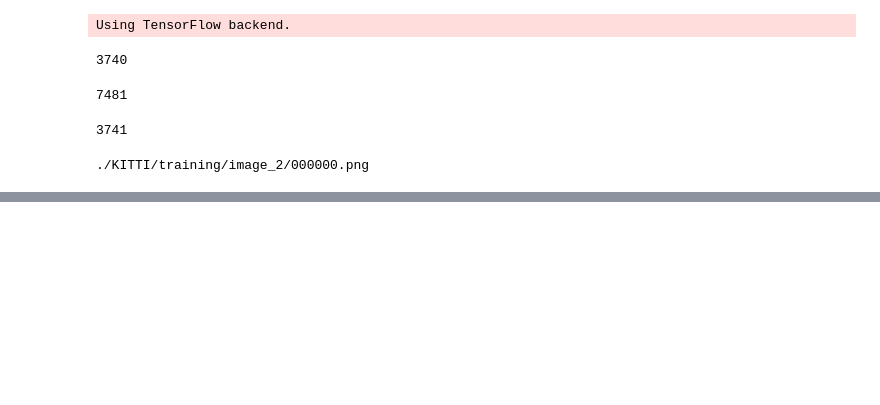
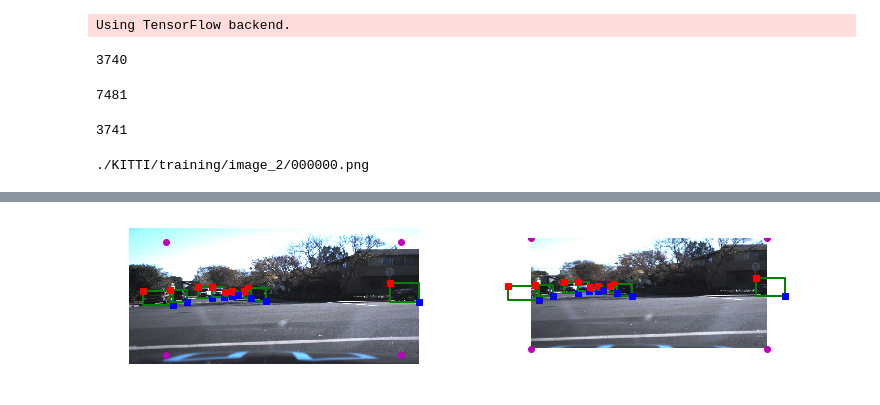
Before and after one commit to Walter1218/self_driving_car_ND, a Jupyter notebook: Vehicle_Detection_DeepLearning/Untitled.ipynb, the cells around one changed output, grey strips where cells are left out. Saved outputs shown, nothing was run; the diff lists cells and outputs as text; code cells hidden in the pictures; blank space fills up the shorter version.

```diff
--- a/Vehicle_Detection_DeepLearning/Untitled.ipynb
+++ b/Vehicle_Detection_DeepLearning/Untitled.ipynb
@@ -127,0 +139,10 @@ data.to_csv('kitti.csv')
+# %%
+datapath = ['object-detection-crowdai']
+dataset = ['labels_crowdai.csv']
+df_files1 = pd.read_csv(dataset[0], header=0)
+df_vehicles1 = df_files1[(df_files1['Label']=='Car') | (df_files1['Label']=='Truck')].reset_index()
+df_vehicles1 = df_vehicles1.drop('index', 1)
+df_vehicles1['File_Path'] =  datapath[0] + '/' +df_vehicles1['Frame']
+df_vehicles1 = df_vehicles1.drop('Preview URL', 1)
+print(dataset[0])
+df_vehicles1.head()
@@ -127,0 +157,2 @@ data.to_csv('kitti.csv')
+# %%
+trans_range = 0
@@ -127,0 +316,61 @@ data.to_csv('kitti.csv')
+# %%
+df_vehicles = df_vehicles1
+name_str,img,bb_boxes = get_image_name(df_vehicles,1,augmentation=False,trans_range=0,scale_range=0)
+img_mask =get_mask_seg(img,bb_boxes)
+
+tr_x1 = 80
+tr_y1 = 30
+tr_x2 = 40
+tr_y2 = 20
+
+p1 = (tr_x1,tr_y1)
+p2 = (img.shape[1]-tr_x2,tr_y1)
+
+p3 = (img.shape[1]-tr_x2,img.shape[0]-tr_y2)
+p4 = (tr_x1,img.shape[0]-tr_y2)
+
+pts1 = np.float32([[p1[0],p1[1]],
+                   [p2[0],p2[1]],
+                   [p3[0],p3[1]],
+                   [p4[0],p4[1]]])
+pts2 = np.float32([[0,0],
+                   [img.shape[1],0],
+                   [img.shape[1],img.shape[0]],[0,img.shape[0]] ]
+                   )
+
+M = cv2.getPerspectiveTransform(pts1,pts2)
+dst = cv2.warpPerspective(img,M,(img.shape[1],img.shape[0]))
+dst = np.array(dst,dtype=np.uint8)
+
+
+plt.figure(figsize=(12,8))
+plt.subplot(1,2,1)
+plt.imshow(img)
+plt.plot(p1[0],p1[1],'mo')
+plt.plot(p2[0],p2[1],'mo')
+plt.plot(p3[0],p3[1],'mo')
+plt.plot(p4[0],p4[1],'mo')
+for i in range(len(bb_boxes)):
+    plot_bbox(bb_boxes,i,'g')
+
+    bb_box_i = [bb_boxes.iloc[i]['xmin'],bb_boxes.iloc[i]['ymin'],
+                bb_boxes.iloc[i]['xmax'],bb_boxes.iloc[i]['ymax']]
+    plt.plot(bb_box_i[0],bb_box_i[1],'rs')
+    plt.plot(bb_box_i[2],bb_box_i[3],'bs')
+plt.axis('off')
+plt.subplot(1,2,2)
+plt.imshow(dst)
+bb_boxes1 = bb_boxes.copy(deep=True)
+bb_boxes1['xmin'] = (bb_boxes['xmin'] - p1[0])/(p2[0]-p1[0])*img.shape[1]
+bb_boxes1['xmax'] = (bb_boxes['xmax'] - p1[0])/(p2[0]-p1[0])*img.shape[1]
+bb_boxes1['ymin'] = (bb_boxes['ymin'] - p1[1])/(p3[1]-p1[1])*img.shape[0]
+bb_boxes1['ymax'] = (bb_boxes['ymax'] - p1[1])/(p3[1]-p1[1])*img.shape[0]
+plt.plot(0,0,'mo')
+plt.plot(img.shape[1],0,'mo')
+plt.plot(img.shape[1],img.shape[0],'mo')
+plt.plot(0,img.shape[0],'mo')
+plot_im_bbox(dst,bb_boxes1)
+
+plt.axis('off');
+# %% [output]
+[figure, added]
```
Also changed, not shown: parts of 26 cells of this notebook, 3 other files.
